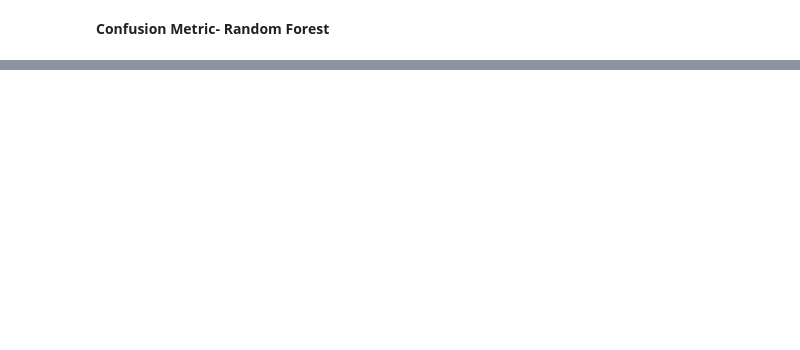
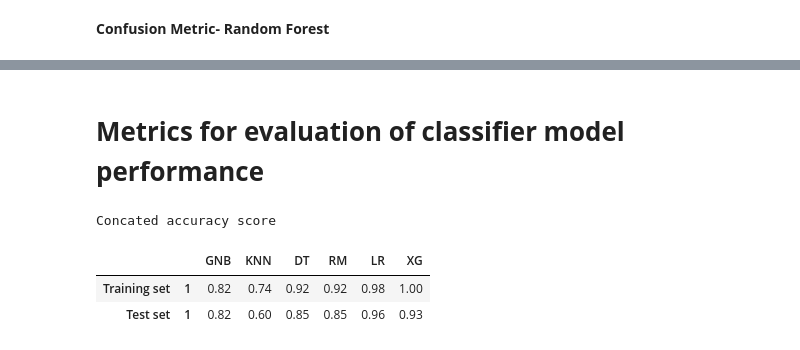
Before and after one commit to kavyas1989/Mobile-Price-Range-Prediction, a Jupyter notebook: Mobile_Price_Range_Prediction.ipynb, the cells around one changed output, grey strips where cells are left out. Saved outputs shown, nothing was run; the diff lists cells and outputs as text; code cells hidden in the pictures; blank space fills up the shorter version.

```diff
--- a/Mobile_Price_Range_Prediction.ipynb
+++ b/Mobile_Price_Range_Prediction.ipynb
@@ -889,0 +943,3 @@ test_confusion_metric(cm)
+# %%
+lr_y_pred_train = lr.predict(X_train)   # Prediction for train dataset
+lr_y_pred_test = lr.predict(X_test)     # Predictionfor test dataset
@@ -889,0 +1005,8 @@ test_confusion_metric(cm)
+# %%
+XGB = xgb.XGBClassifier()
+
+# Grid search
+XGB_grid = GridSearchCV(estimator = XGB,
+                       param_grid = param_dict,
+                       cv = 2, verbose=2, n_jobs=-1, scoring = 'r2' )
+XGB_grid.fit(X_train, Y_train)
@@ -889,0 +1028,3 @@ test_confusion_metric(cm)
+# %%
+XGB_optimal_model = XGB_grid.best_estimator_
+XGB_optimal_model
@@ -889,0 +1034,3 @@ test_confusion_metric(cm)
+# %%
+XGB_y_pred_train = XGB_optimal_model.predict(X_train)   # Prediction for train dataset
+XGB_y_pred_test = XGB_optimal_model.predict(X_test)     # Predictionfor test dataset
@@ -889,0 +1073,30 @@ test_confusion_metric(cm)
+# %% [markdown]
+# **Metrics for evaluation of classifier model performance**
+# %%
+# accuracy score for different models
+train_score_dict =  {'GNB' : round(accuracy_score(y_train_pred_gnb, Y_train),2),
+              'KNN' : round(accuracy_score(Y_train,knn_y_pred_train),2),
+              'DT' : round(accuracy_score(Y_train,dt_tune_y_pred1),2),
+              'RM' : round(accuracy_score(Y_train,rf_tune_pred1),2),
+              'LR' : round(accuracy_score(Y_train,lr_y_pred_train),2),
+              'XG' : round(accuracy_score(Y_train,XGB_y_pred_train),2)              }
+
+dict1 =pd.DataFrame(train_score_dict,index=[1])
+
+test_score_dict = {'GNB' : round(accuracy_score(y__test_pred_gnb, Y_test),2),
+              'KNN' : round(accuracy_score(Y_test,knn_y_pred_test),2),
+              'DT' : round(accuracy_score(Y_test,dt_tune_y_pred2),2),
+              'RM' : round(accuracy_score(Y_test,rf_tune_pred2),2),
+              'LR' : round(accuracy_score(Y_test,lr_y_pred_test),2),
+              'XG' : round(accuracy_score(Y_test,XGB_y_pred_test),2)              }
+
+dict2 =pd.DataFrame(test_score_dict,index=[1])
+
+print(f"Concated accuracy score")
+Acc_sco=pd.concat([dict1,dict2],keys=['Training set','Test set'])
+Acc_sco
+# %% [output]
+Concated accuracy score
+|  |  | GNB | KNN | DT | RM | LR | XG |
+| Training set | 1 | 0.82 | 0.74 | 0.92 | 0.92 | 0.98 | 1.00 |
+| Test set | 1 | 0.82 | 0.60 | 0.85 | 0.85 | 0.96 | 0.93 |
```
Also changed, not shown: parts of 47 cells of this notebook.
